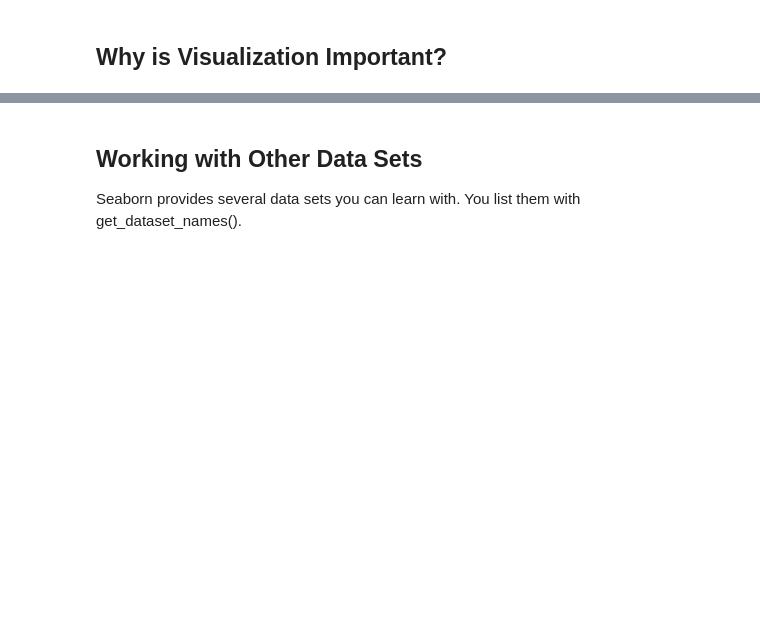
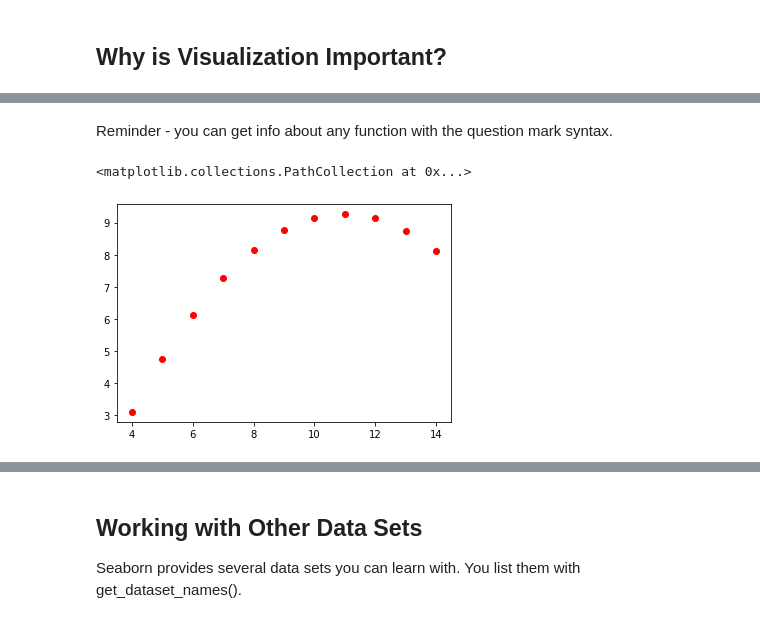
Before and after one commit to r2klabs/Penguins, a Jupyter notebook: Visualization.ipynb, the cells around one changed output, grey strips where cells are left out. Cells and saved outputs as stored; diff of their text form; code cells hidden in the pictures; blank space fills up the shorter version.

Commit message:
Updated Visualization Notebook

```diff
--- a/Visualization.ipynb
+++ b/Visualization.ipynb
@@ -17,3 +17,10 @@ import seaborn as sns
 import statsmodels.api as sm
 # %% [markdown]
 ## Why is Visualization Important?
+# %%
+anscombe = sns.load_dataset("anscombe")
+# %%
+I = anscombe.query("dataset=='I'")
+II = anscombe.query("dataset=='II'")
+III = anscombe.query("dataset=='III'")
+IV = anscombe.query("dataset=='IV'")
@@ -19,0 +39,2 @@ import statsmodels.api as sm
+# %% [markdown]
+Reminder - you can get info about any function with the question mark syntax.
@@ -19,0 +43,5 @@ import statsmodels.api as sm
+# %%
+plt.scatter(II.x, II.y, color='red', marker='o')
+# %% [output]
+<matplotlib.collections.PathCollection at 0x...>
+[figure, added]
```
Also changed, not shown: parts of 27 cells of this notebook.
